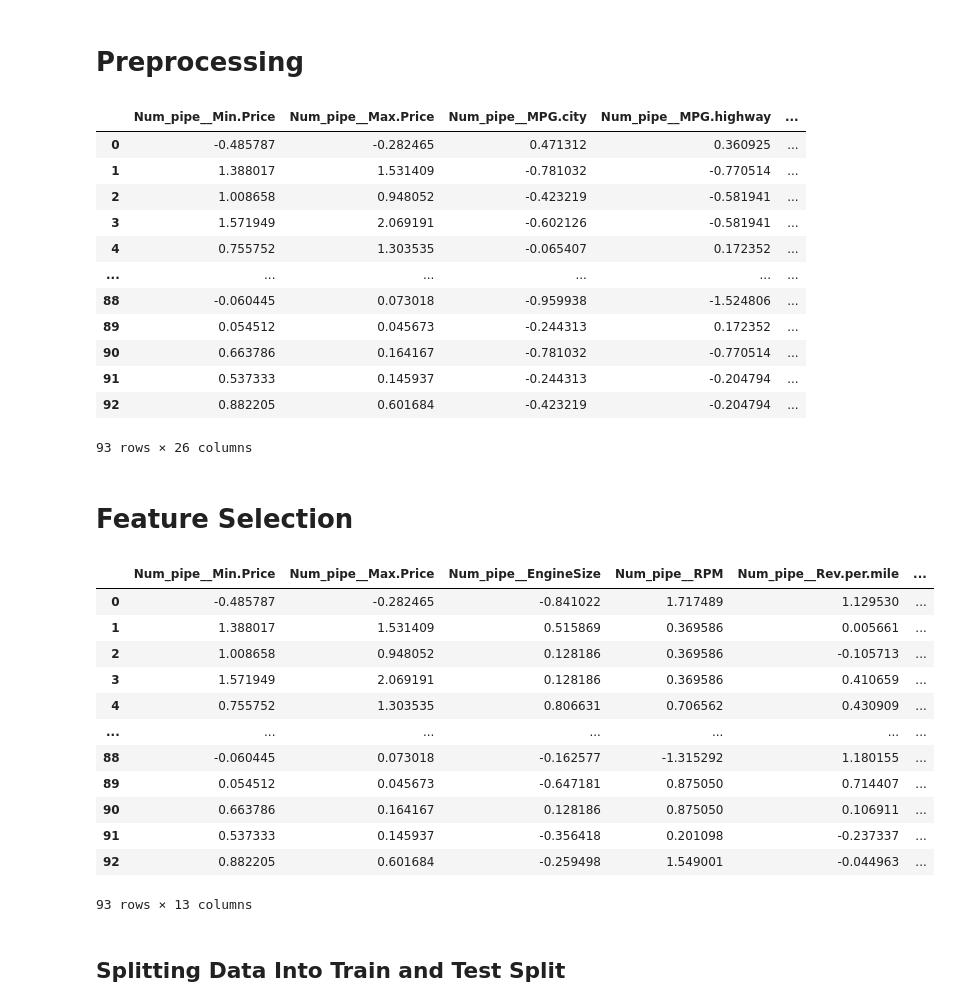
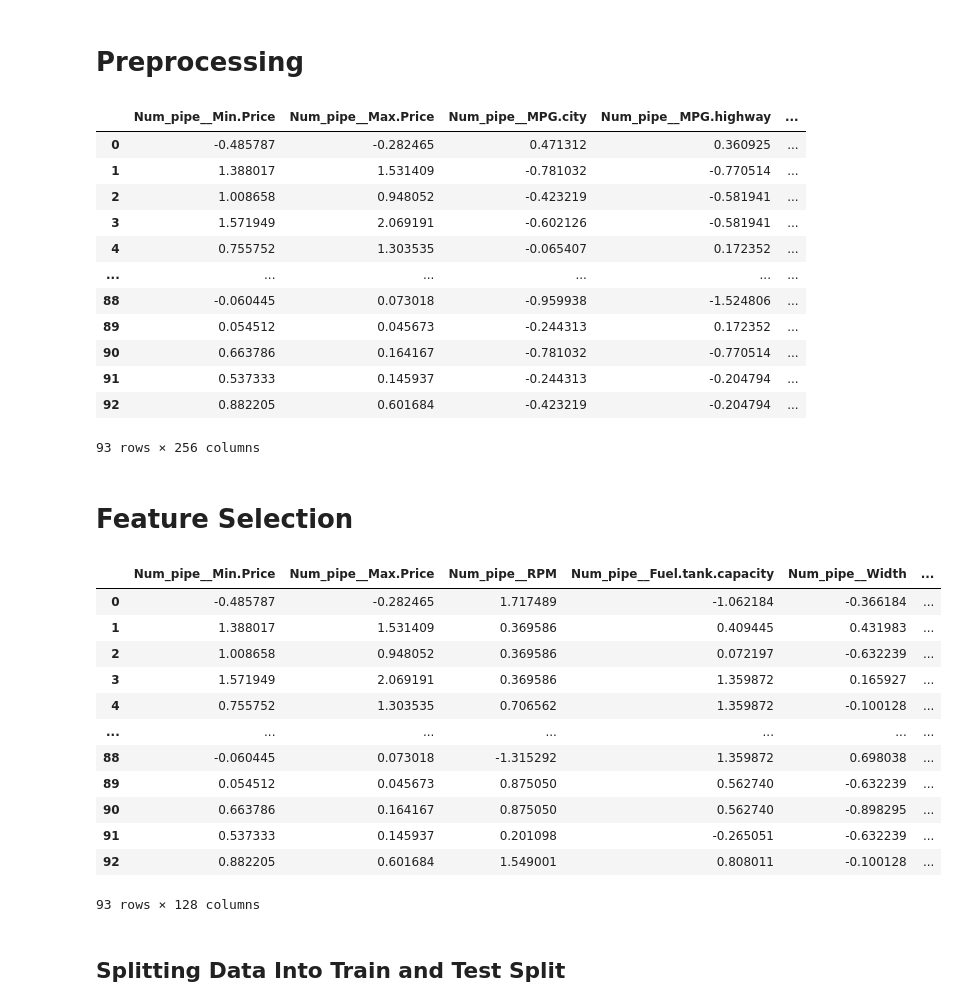
Before and after one commit to Ankush1252/car-price-pred, a Jupyter notebook: Main/Project.ipynb, the cells around one changed output. Drawn from its saved outputs; the diff is of its cells as text; code cells hidden in the pictures.

```diff
--- a/Main/Project.ipynb
+++ b/Main/Project.ipynb
@@ -21,8 +24,8 @@ from sklearn.metrics import mean_absolute_error,mean_squared_error,r2_score
 # Data Gathering
 # %%
 def DataLoader(path):
-    df = pd.read_csv(path)
-    return df
+    data1 = pd.read_csv(path)
+    return data1
 # %%
 ds = DataLoader('../data/Cars93.csv')
 ds
@@ -51,11 +54,11 @@ y = ds['Price']
 con = x.select_dtypes(exclude='object').columns
 cat = x.select_dtypes(include='object').columns
 
-con_pipe = Pipeline(steps=[('Impute',SimpleImputer(strategy='median')),('Scalar',StandardScaler())])
-cat_pipe = Pipeline(steps=[('Impute',SimpleImputer(strategy='most_frequent')),('Encoding',OrdinalEncoder())])
+num_pipe = Pipeline(steps=[('Impute',SimpleImputer(strategy='median')),('Scalar',StandardScaler())])
+cat_pipe = Pipeline(steps=[('Impute',SimpleImputer(strategy='most_frequent')),('Encoding',OneHotEncoder())])
 
-preprocessor = ColumnTransformer([('Num_pipe',con_pipe,con),('cat_pipe',cat_pipe,cat)])
-x1 = pd.DataFrame(preprocessor.fit_transform(x,y),columns=preprocessor.get_feature_names_out())
+preprocessor = ColumnTransformer([('Num_pipe',num_pipe,con),('cat_pipe',cat_pipe,cat)])
+x1 = pd.DataFrame(preprocessor.fit_transform(x).toarray(),columns=preprocessor.get_feature_names_out())
 # %%
 x1
 # %% [output]
@@ -71,29 +74,29 @@ x1
 | 90 | 0.663786 | 0.164167 | -0.781032 | -0.770514 | ... |
 | 91 | 0.537333 | 0.145937 | -0.244313 | -0.204794 | ... |
 | 92 | 0.882205 | 0.601684 | -0.423219 | -0.204794 | ... |
-93 rows × 26 columns
+93 rows × 256 columns
 # %% [markdown]
 # Feature Selection
 # %%
 lr = LinearRegression()
-sfs = SequentialFeatureSelector(lr)
+sfs = SequentialFeatureSelector(lr,n_jobs=-1)
 
 x2 = pd.DataFrame(sfs.fit_transform(x1,y),columns=sfs.get_feature_names_out())
 x2
 # %% [output]
-|  | Num_pipe__Min.Price | Num_pipe__Max.Price | Num_pipe__EngineSize | Num_pipe__RPM | Num_pipe__Rev.per.mile | ... |
-| 0 | -0.485787 | -0.282465 | -0.841022 | 1.717489 | 1.129530 | ... |
-| 1 | 1.388017 | 1.531409 | 0.515869 | 0.369586 | 0.005661 | ... |
-| 2 | 1.008658 | 0.948052 | 0.128186 | 0.369586 | -0.105713 | ... |
-| 3 | 1.571949 | 2.069191 | 0.128186 | 0.369586 | 0.410659 | ... |
-| 4 | 0.755752 | 1.303535 | 0.806631 | 0.706562 | 0.430909 | ... |
+|  | Num_pipe__Min.Price | Num_pipe__Max.Price | Num_pipe__RPM | Num_pipe__Fuel.tank.capacity | Num_pipe__Width | ... |
+| 0 | -0.485787 | -0.282465 | 1.717489 | -1.062184 | -0.366184 | ... |
+| 1 | 1.388017 | 1.531409 | 0.369586 | 0.409445 | 0.431983 | ... |
+| 2 | 1.008658 | 0.948052 | 0.369586 | 0.072197 | -0.632239 | ... |
+| 3 | 1.571949 | 2.069191 | 0.369586 | 1.359872 | 0.165927 | ... |
+| 4 | 0.755752 | 1.303535 | 0.706562 | 1.359872 | -0.100128 | ... |
 | ... | ... | ... | ... | ... | ... | ... |
-| 88 | -0.060445 | 0.073018 | -0.162577 | -1.315292 | 1.180155 | ... |
-| 89 | 0.054512 | 0.045673 | -0.647181 | 0.875050 | 0.714407 | ... |
-| 90 | 0.663786 | 0.164167 | 0.128186 | 0.875050 | 0.106911 | ... |
-| 91 | 0.537333 | 0.145937 | -0.356418 | 0.201098 | -0.237337 | ... |
-| 92 | 0.882205 | 0.601684 | -0.259498 | 1.549001 | -0.044963 | ... |
+| 88 | -0.060445 | 0.073018 | -1.315292 | 1.359872 | 0.698038 | ... |
+| 89 | 0.054512 | 0.045673 | 0.875050 | 0.562740 | -0.632239 | ... |
+| 90 | 0.663786 | 0.164167 | 0.875050 | 0.562740 | -0.898295 | ... |
+| 91 | 0.537333 | 0.145937 | 0.201098 | -0.265051 | -0.632239 | ... |
+| 92 | 0.882205 | 0.601684 | 1.549001 | 0.808011 | -0.100128 | ... |
-93 rows × 13 columns
+93 rows × 128 columns
 # %% [markdown]
 ## Splitting Data Into Train and Test Split
 # %%
```
Also changed, not shown: parts of 6 cells of this notebook.
